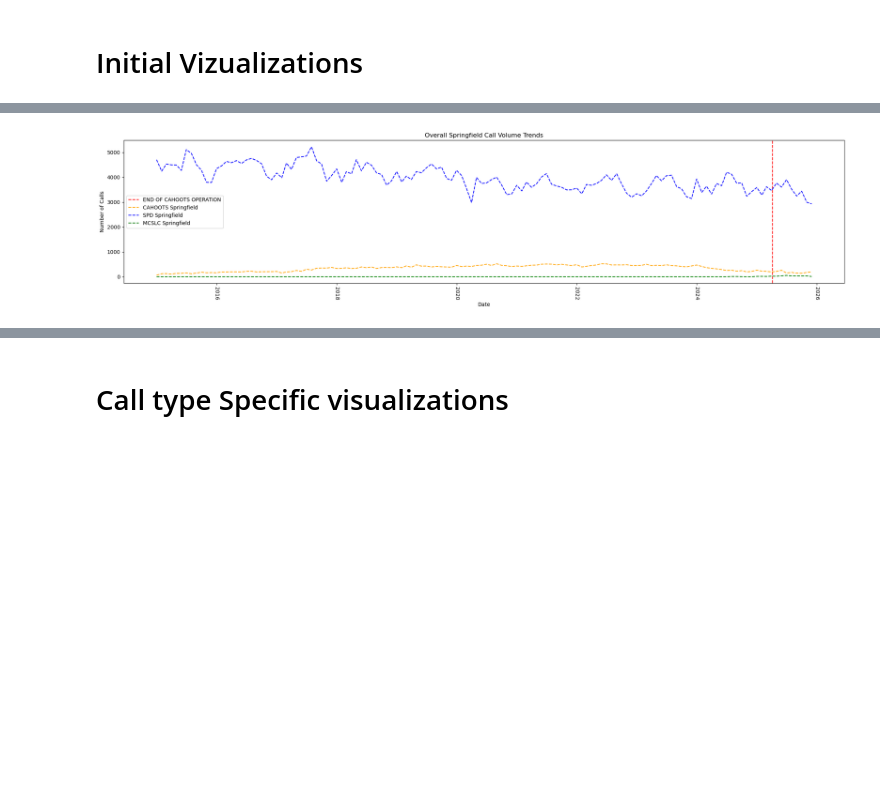
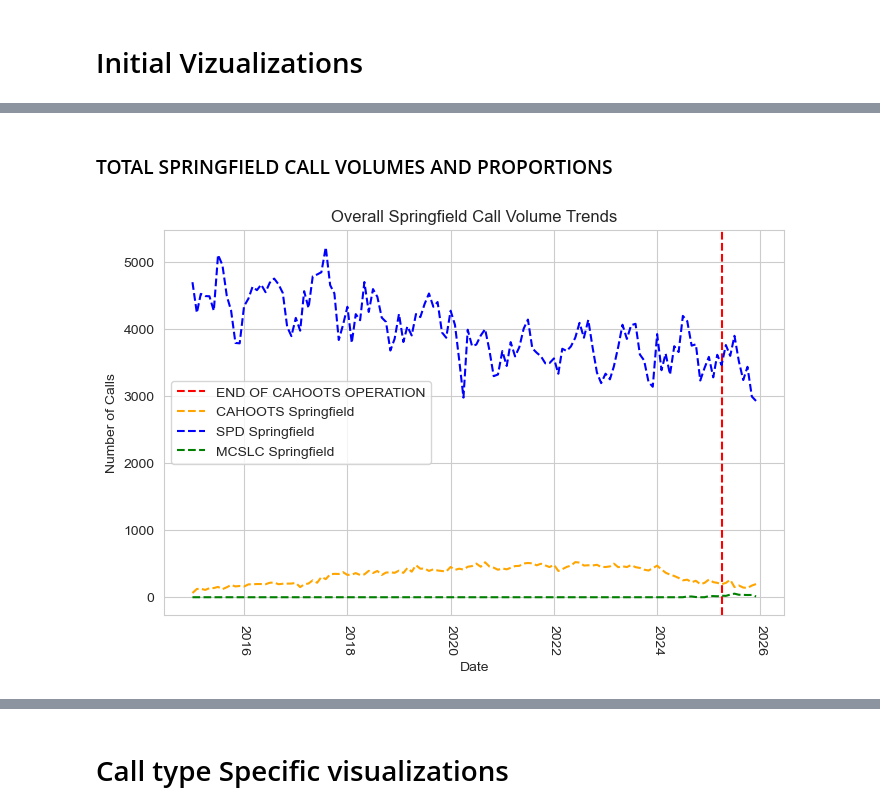
Before and after one commit to luhlig123/DataScienceInAction, a Jupyter notebook: DSCI410_Data_Processing.ipynb, the cells around one changed output, grey strips where cells are left out. Drawn from its saved outputs; the diff is of its cells as text; code cells hidden in the pictures; blank space fills up the shorter version.

```diff
--- a/DSCI410_Data_Processing.ipynb
+++ b/DSCI410_Data_Processing.ipynb
@@ -222,3 +275,5 @@ TOTAL_SPR_VOLUME["PROP_CAHOOTS"] = TOTAL_SPR_VOLUME["CH_SPR_CALLS"] / (TOTAL_SPR
 TOTAL_SPR_VOLUME["PROP_MCSLC"] = TOTAL_SPR_VOLUME["MCSLC_SPR_CALLS"] / (TOTAL_SPR_VOLUME["SPD_CALLS"] + TOTAL_SPR_VOLUME["CH_SPR_CALLS"] + TOTAL_SPR_VOLUME["MCSLC_SPR_CALLS"])
 # %% [markdown]
 # Initial Vizualizations
+# %%
+sns.set_style('whitegrid')
@@ -291,16 +367,18 @@ plt.xticks(rotation = -90);
+# %% [markdown]
+### TOTAL SPRINGFIELD CALL VOLUMES AND PROPORTIONS
 # %%
 #Overall Springfield Call Volume Trends
 
-plt.figure(figsize=(25,5))
+plt.figure(figsize=(8,5))
 
 plt.axvline(dt.datetime(2025, 4, 7), color = 'red', linestyle = "--", label = "END OF CAHOOTS OPERATION")
 
 sns.lineplot(data = TOTAL_SPR_VOLUME, x = "Date", y = "CH_SPR_CALLS", label = "CAHOOTS Springfield", linestyle = "--", color = 'orange')
 sns.lineplot(data = TOTAL_SPR_VOLUME, x = "Date", y = "SPD_CALLS", label = "SPD Springfield", linestyle = "--", color = 'blue')
 sns.lineplot(data = TOTAL_SPR_VOLUME, x = "Date", y = "MCSLC_SPR_CALLS", label = "MCSLC Springfield", linestyle = "--", color = "green")
 plt.title("Overall Springfield Call Volume Trends")
 plt.xlabel("Date")
 plt.ylabel("Number of Calls")
 plt.xticks(rotation = -90);
 # %% [output]
-[figure, old version]
+[figure, new version]
```
Also changed, not shown: parts of 23 cells of this notebook.
